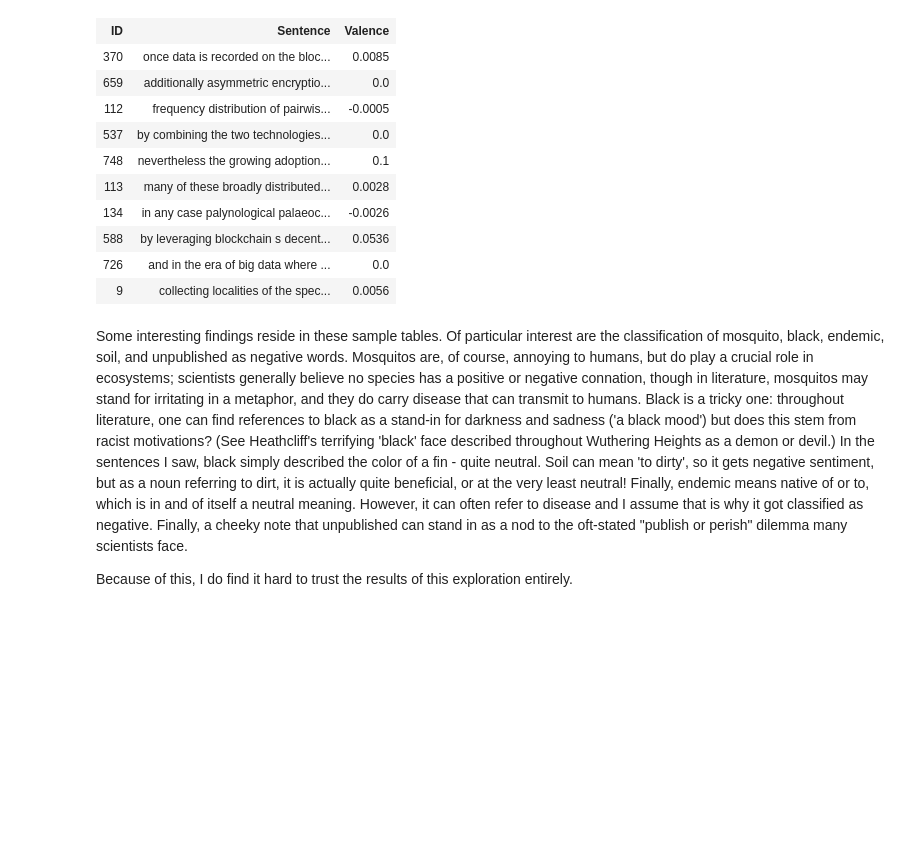
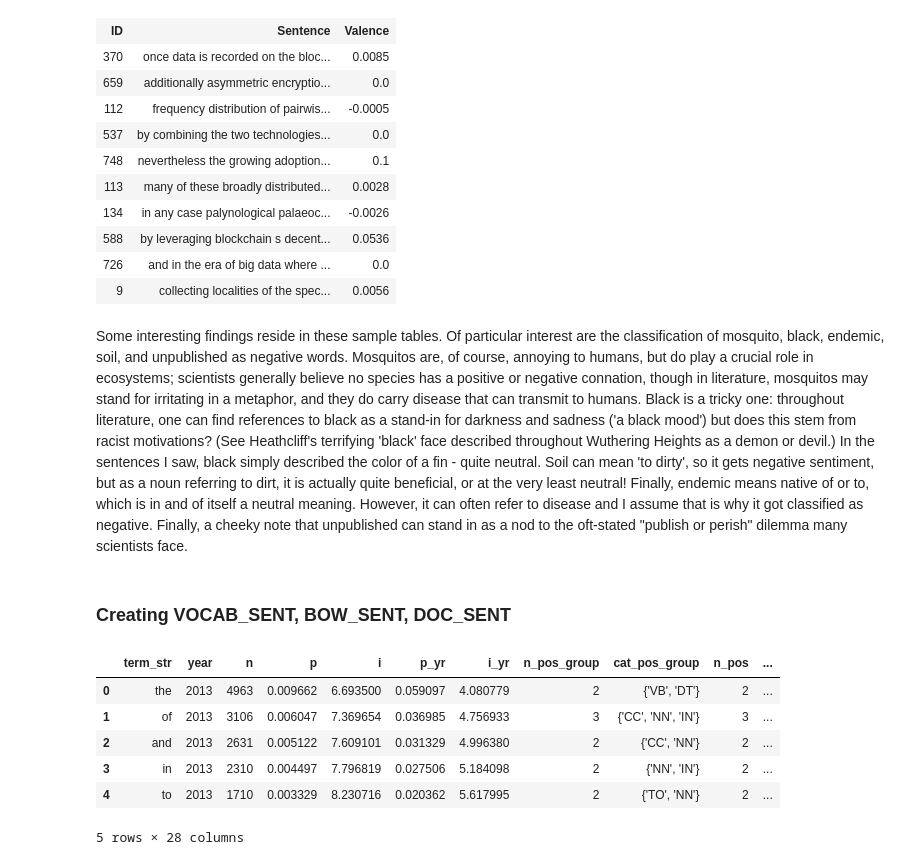
Before and after one commit to caroline-kranefuss/evolving_sentiment_climate, a Jupyter notebook: notebooks/sentiment.ipynb, the cells around one changed output. Drawn from its saved outputs; the diff is of its cells as text; code cells hidden in the pictures; blank space fills up the shorter version.

```diff
--- a/notebooks/sentiment.ipynb
+++ b/notebooks/sentiment.ipynb
@@ -263,7 +263,19 @@ sample_sentences(SENT_SA)
 | 9 | collecting localities of the spec... | 0.0056 |
 # %% [markdown]
 Some interesting findings reside in these sample tables. Of particular interest are the classification of mosquito, black, endemic, soil, and unpublished as negative words. Mosquitos are, of course, annoying to humans, but do play a crucial role in ecosystems; scientists generally believe no species has a positive or negative connation, though in literature, mosquitos may stand for irritating in a metaphor, and they do carry disease that can transmit to humans. Black is a tricky one: throughout literature, one can find references to black as a stand-in for darkness and sadness ('a black mood') but does this stem from racist motivations? (See Heathcliff's terrifying 'black' face described throughout Wuthering Heights as a demon or devil.) In the sentences I saw, black simply described the color of a fin - quite neutral. Soil can mean 'to dirty', so it gets negative sentiment, but as a noun referring to dirt, it is actually quite beneficial, or at the very least neutral! Finally, endemic means native of or to, which is in and of itself a neutral meaning. However, it can often refer to disease and I assume that is why it got classified as negative. Finally, a cheeky note that unpublished can stand in as a nod to the oft-stated "publish or perish" dilemma many scientists face.
-
-
-
-Because of this, I do find it hard to trust the results of this exploration entirely.
+# %% [markdown]
+### Creating VOCAB_SENT, BOW_SENT, DOC_SENT
+# %%
+VOCAB = pd.read_csv("csvs/VOCAB/VOCAB_DOCS_final.csv")
+VOCAB_SENT = VOCAB.join(SALEX, on='term_str', how='left').fillna(0)
+VOCAB_SENT.to_csv("csvs/VOCAB/VOCAB_SENT.csv")
+VOCAB_SENT.to_csv("csvs/VOCAB/VOCAB_final.csv") # Most comprehensive VOCAB table
+VOCAB_SENT.head()
+# %% [output]
+|  | term_str | year | n | p | i | p_yr | i_yr | n_pos_group | cat_pos_group | n_pos | ... |
+| 0 | the | 2013 | 4963 | 0.009662 | 6.693500 | 0.059097 | 4.080779 | 2 | {'VB', 'DT'} | 2 | ... |
+| 1 | of | 2013 | 3106 | 0.006047 | 7.369654 | 0.036985 | 4.756933 | 3 | {'CC', 'NN', 'IN'} | 3 | ... |
+| 2 | and | 2013 | 2631 | 0.005122 | 7.609101 | 0.031329 | 4.996380 | 2 | {'CC', 'NN'} | 2 | ... |
+| 3 | in | 2013 | 2310 | 0.004497 | 7.796819 | 0.027506 | 5.184098 | 2 | {'NN', 'IN'} | 2 | ... |
+| 4 | to | 2013 | 1710 | 0.003329 | 8.230716 | 0.020362 | 5.617995 | 2 | {'TO', 'NN'} | 2 | ... |
+5 rows × 28 columns
```
Also changed, not shown: parts of 3 cells of this notebook, 8 other files.
